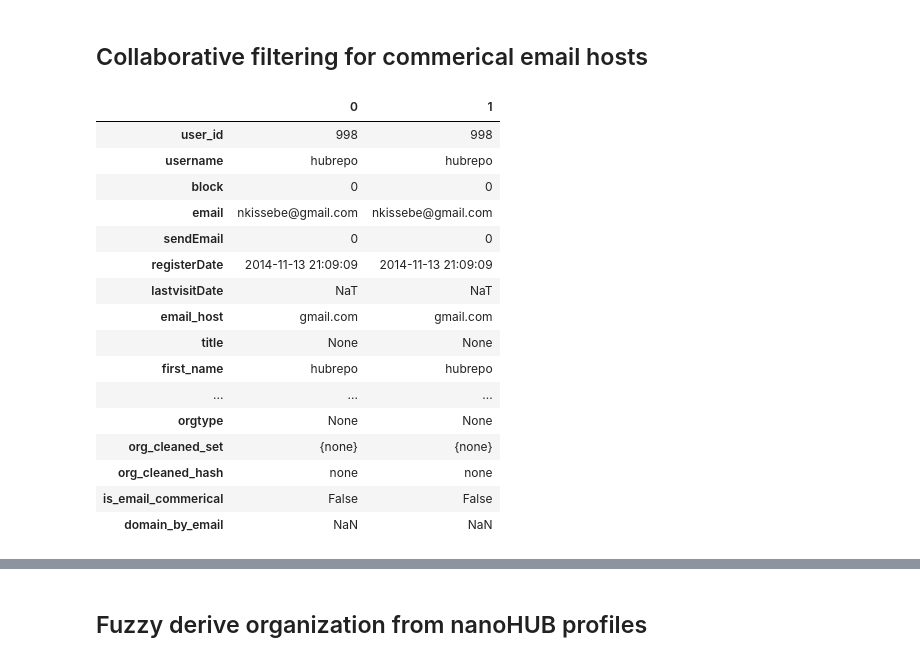
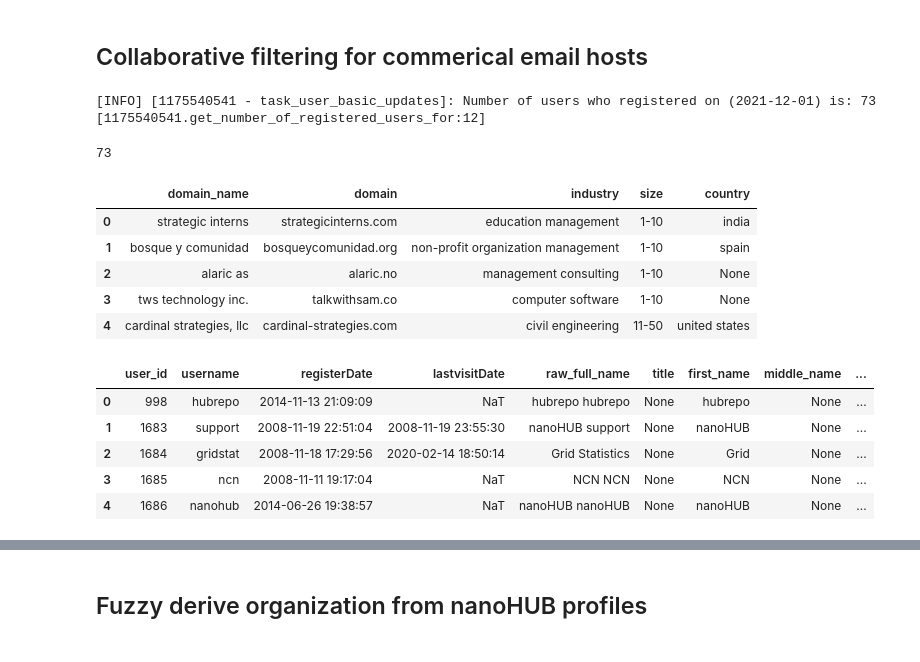
Before and after one commit to saxenap/nanohub, a Jupyter notebook: nanoHUB/pipeline/salesforce/task_user_basic_updates-2.ipynb, the cells around one changed output, grey strips where cells are left out. Cells and saved outputs as stored; diff of their text form; code cells hidden in the pictures.

```diff
--- a/nanoHUB/pipeline/salesforce/task_user_basic_updates-2.ipynb
+++ b/nanoHUB/pipeline/salesforce/task_user_basic_updates-2.ipynb
@@ -173,7 +219,7 @@ WHERE
 
 sql_query = sql_query % date_cutoff
 # %%
-df = pd.read_sql_query(sql_query, nanohub_db)
+df = pd.read_sql_query(sql_query, nanohub_db, parse_dates=['registerDate', 'lastvisitDate'])
 # display
 display(df.head())
 display(df.tail())
@@ -274,3 +307,30 @@ is_email_commerical = df[['email_host', 'org_cleaned_hash']].groupby('email_host
 # %%
 # mark commerical email addresses
 df = pd.merge(df, is_email_commerical.reset_index(name='is_email_commerical'), how='left', left_on='email_host', right_on='email_host' ,)
+# %%
+display(get_number_of_registered_users_for_yesterday(df))
+# %% [output]
+[INFO] [1175540541 - task_user_basic_updates]: Number of users who registered on (2021-12-01) is: 73 [1175540541.get_number_of_registered_users_for:12]
+73
+# %%
+wang159_myrmekes_db = application.new_db_engine('wang159_myrmekes')
+
+sql_query = """
+SELECT
+    name AS domain_name,
+    domain,
+    industry,
+    `size range` as size,
+    country
+FROM wang159_myrmekes.companies_email_domain
+;
+"""
+domain_df = pd.read_sql_query(sql_query, wang159_myrmekes_db)
+display(domain_df.head())
+# %% [output]
+|  | domain_name | domain | industry | size | country |
+| 0 | strategic interns | strategicinterns.com | education management | 1-10 | india |
+| 1 | bosque y comunidad | bosqueycomunidad.org | non-profit organization management | 1-10 | spain |
+| 2 | alaric as | alaric.no | management consulting | 1-10 | None |
+| 3 | tws technology inc. | talkwithsam.co | computer software | 1-10 | None |
+| 4 | cardinal strategies, llc | cardinal-strategies.com | civil engineering | 11-50 | united states |
@@ -277,24 +346,14 @@ df = pd.merge(df, is_email_commerical.reset_index(name='is_email_commerical'), h
 # %%
 # obtain domain estimation from email addresses
 df = pd.merge(df, domain_df[~domain_df.domain.isin(is_email_commerical[is_email_commerical].index)]['domain'], how='left', left_on='email_host', right_on='domain').rename(columns={'domain':'domain_by_email'})
 
 # display
-display(df.head(2).T)
+display(df.head())
+display(df.tail())
 # %% [output]
-|  | 0 | 1 |
-| user_id | 998 | 998 |
-| username | hubrepo | hubrepo |
-| block | 0 | 0 |
-| email | nkissebe@gmail.com | nkissebe@gmail.com |
-| sendEmail | 0 | 0 |
-| registerDate | 2014-11-13 21:09:09 | 2014-11-13 21:09:09 |
-| lastvisitDate | NaT | NaT |
-| email_host | gmail.com | gmail.com |
-| title | None | None |
-| first_name | hubrepo | hubrepo |
-| ... | ... | ... |
-| orgtype | None | None |
-| org_cleaned_set | {none} | {none} |
-| org_cleaned_hash | none | none |
-| is_email_commerical | False | False |
-| domain_by_email | NaN | NaN |
+|  | user_id | username | registerDate | lastvisitDate | raw_full_name | title | first_name | middle_name | ... |
+| 0 | 998 | hubrepo | 2014-11-13 21:09:09 | NaT | hubrepo hubrepo | None | hubrepo | None | ... |
+| 1 | 1683 | support | 2008-11-19 22:51:04 | 2008-11-19 23:55:30 | nanoHUB support | None | nanoHUB | None | ... |
+| 2 | 1684 | gridstat | 2008-11-18 17:29:56 | 2020-02-14 18:50:14 | Grid Statistics | None | Grid | None | ... |
+| 3 | 1685 | ncn | 2008-11-11 19:17:04 | NaT | NCN NCN | None | NCN | None | ... |
+| 4 | 1686 | nanohub | 2014-06-26 19:38:57 | NaT | nanoHUB nanoHUB | None | nanoHUB | None | ... |
```
Also changed, not shown: parts of 38 cells of this notebook.
